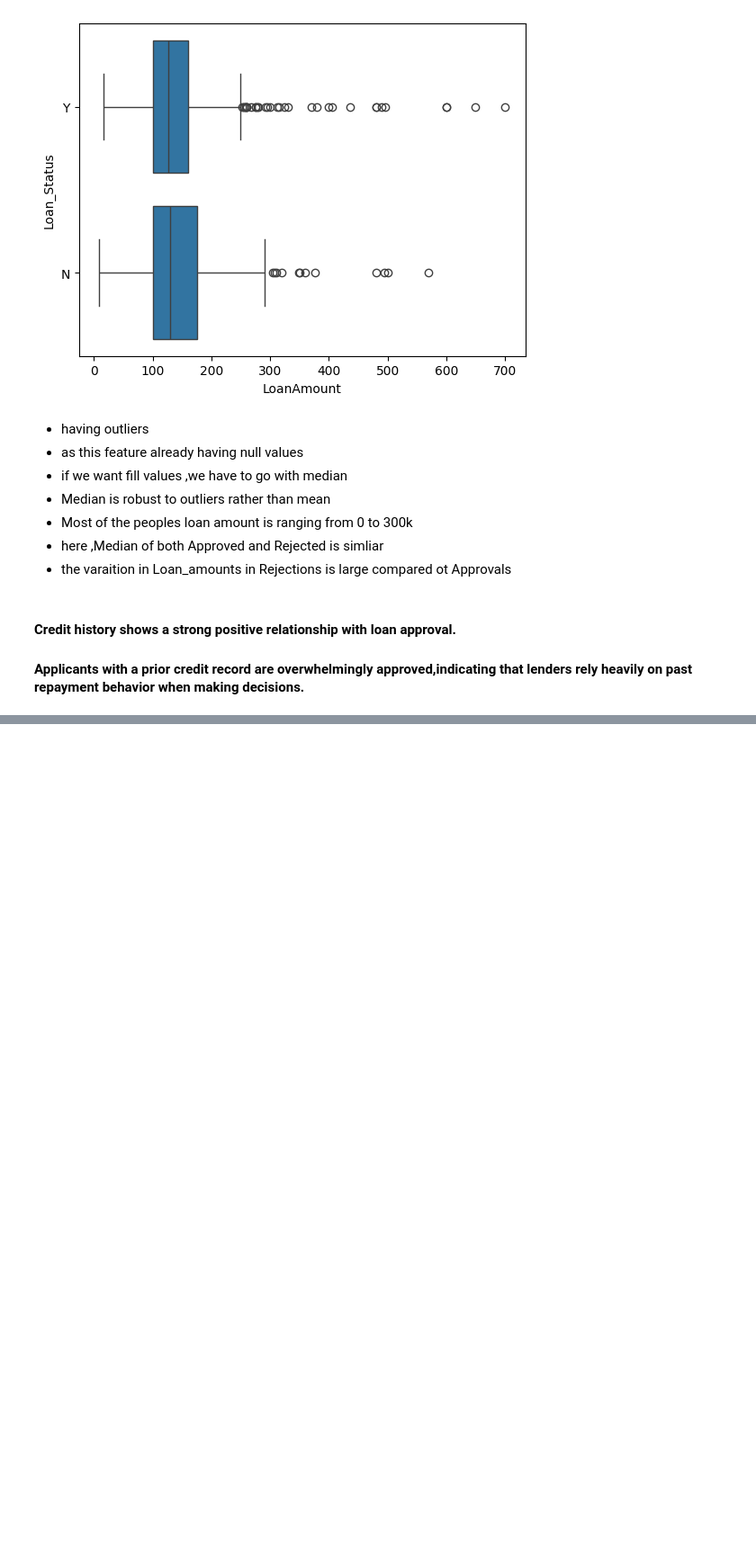
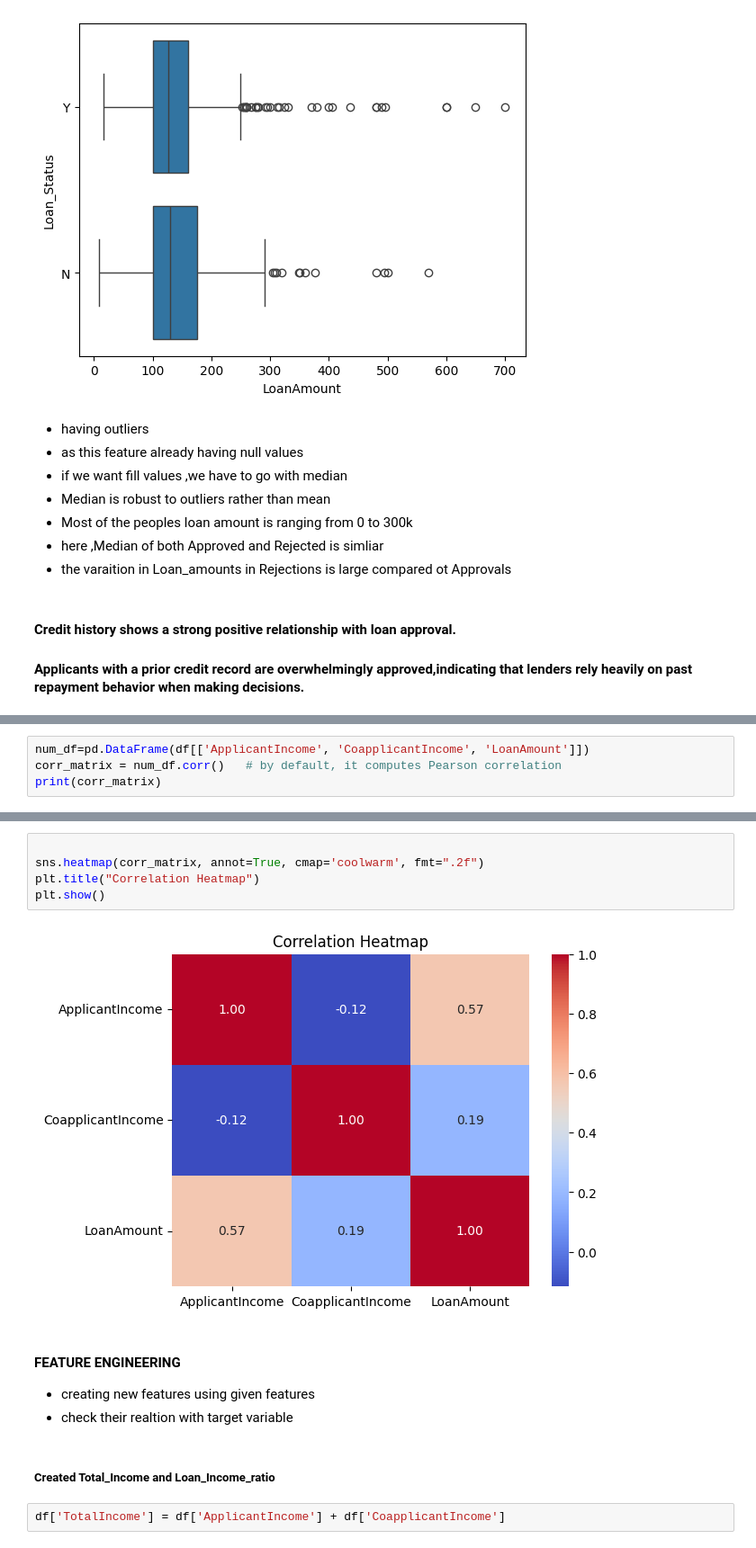
Before and after one commit to sivamani-muraboyina/LoanEligibilityPrediction, a Jupyter notebook: notebooks/eda.ipynb, the cells around one changed output, grey strips where cells are left out. Shown at 90% size. Saved outputs shown, nothing was run; the diff lists cells and outputs as text; blank space fills up the shorter version.

Commit message:
Feature engineering: created Total_Inocme and Loan_Income_Ratio

```diff
--- a/notebooks/eda.ipynb
+++ b/notebooks/eda.ipynb
@@ -644,0 +662,4 @@ sns.boxplot(x=df['LoanAmount'],y=df['Loan_Status'],data=df)
+# %%
+num_df=pd.DataFrame(df[['ApplicantIncome', 'CoapplicantIncome', 'LoanAmount']])
+corr_matrix = num_df.corr()   # by default, it computes Pearson correlation
+print(corr_matrix)
@@ -644,0 +680,15 @@ sns.boxplot(x=df['LoanAmount'],y=df['Loan_Status'],data=df)
+# %%
+
+sns.heatmap(corr_matrix, annot=True, cmap='coolwarm', fmt=".2f")
+plt.title("Correlation Heatmap")
+plt.show()
+# %% [output]
+[figure, added]
+# %% [markdown]
+#### FEATURE ENGINEERING
+- creating new features using given features
+- check their realtion with target variable
+# %% [markdown]
+##### Created Total_Income and Loan_Income_ratio
+# %%
+df['TotalIncome'] = df['ApplicantIncome'] + df['CoapplicantIncome']
```
Also changed, not shown: parts of 22 cells of this notebook.
